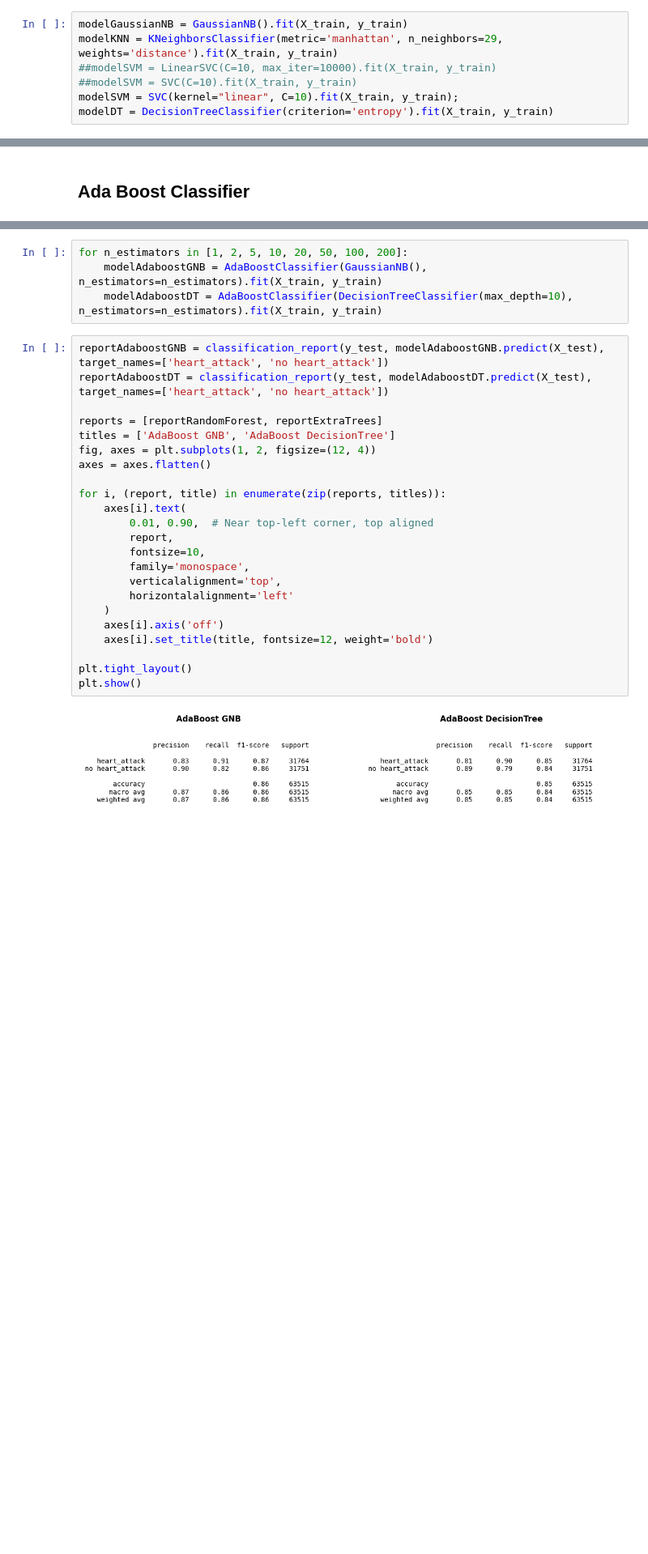
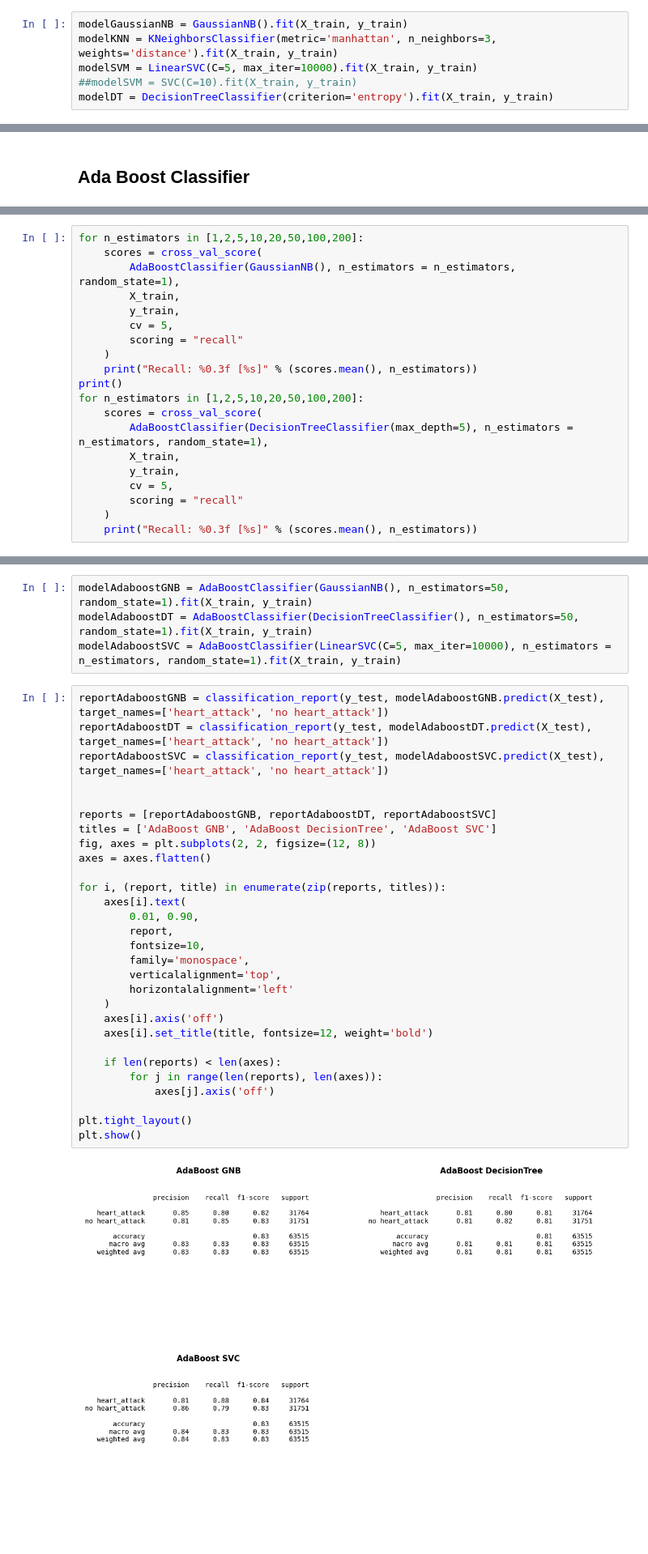
Before and after one commit to alexlafuente/heart_attack_prediction_md, a Jupyter notebook: meta_learning.ipynb, the cells around one changed output, grey strips where cells are left out. Shown at 81% size. Saved outputs shown, nothing was run; the diff lists cells and outputs as text; blank space fills up the shorter version.

Commit message:
added voting and ajusted Adaboost for meta-learning

```diff
--- a/meta_learning.ipynb
+++ b/meta_learning.ipynb
@@ -110,9 +109,8 @@ Accuracy: 0.833 [Majority Voting]
 # %%
 modelGaussianNB = GaussianNB().fit(X_train, y_train)
-modelKNN = KNeighborsClassifier(metric='manhattan', n_neighbors=29, weights='distance').fit(X_train, y_train)
-##modelSVM = LinearSVC(C=10, max_iter=10000).fit(X_train, y_train)
+modelKNN = KNeighborsClassifier(metric='manhattan', n_neighbors=3, weights='distance').fit(X_train, y_train)
+modelSVM = LinearSVC(C=5, max_iter=10000).fit(X_train, y_train)
 ##modelSVM = SVC(C=10).fit(X_train, y_train)
-modelSVM = SVC(kernel="linear", C=10).fit(X_train, y_train);
 modelDT = DecisionTreeClassifier(criterion='entropy').fit(X_train, y_train)
 # %%
 from sklearn.metrics import classification_report
@@ -633,0 +657,20 @@ Accuracy: 0.855 [nº estimators: 200]
+# %%
+for n_estimators in [1,2,5,10,20,50,100,200]:
+    scores = cross_val_score(
+        AdaBoostClassifier(GaussianNB(), n_estimators = n_estimators, random_state=1),
+        X_train,
+        y_train,
+        cv = 5,
+        scoring = "recall"
+    )
+    print("Recall: %0.3f [%s]" % (scores.mean(), n_estimators))
+print()
+for n_estimators in [1,2,5,10,20,50,100,200]:
+    scores = cross_val_score(
+        AdaBoostClassifier(DecisionTreeClassifier(max_depth=5), n_estimators = n_estimators, random_state=1),
+        X_train,
+        y_train,
+        cv = 5,
+        scoring = "recall"
+    )
+    print("Recall: %0.3f [%s]" % (scores.mean(), n_estimators))
@@ -634,29 +695,35 @@ Accuracy: 0.855 [nº estimators: 200]
 # %%
-for n_estimators in [1, 2, 5, 10, 20, 50, 100, 200]:
-    modelAdaboostGNB = AdaBoostClassifier(GaussianNB(), n_estimators=n_estimators).fit(X_train, y_train)
-    modelAdaboostDT = AdaBoostClassifier(DecisionTreeClassifier(max_depth=10), n_estimators=n_estimators).fit(X_train, y_train)
+modelAdaboostGNB = AdaBoostClassifier(GaussianNB(), n_estimators=50, random_state=1).fit(X_train, y_train)
+modelAdaboostDT = AdaBoostClassifier(DecisionTreeClassifier(), n_estimators=50, random_state=1).fit(X_train, y_train)
+modelAdaboostSVC = AdaBoostClassifier(LinearSVC(C=5, max_iter=10000), n_estimators = n_estimators, random_state=1).fit(X_train, y_train)
 # %%
 reportAdaboostGNB = classification_report(y_test, modelAdaboostGNB.predict(X_test), target_names=['heart_attack', 'no heart_attack'])
 reportAdaboostDT = classification_report(y_test, modelAdaboostDT.predict(X_test), target_names=['heart_attack', 'no heart_attack'])
+reportAdaboostSVC = classification_report(y_test, modelAdaboostSVC.predict(X_test), target_names=['heart_attack', 'no heart_attack'])
 
-reports = [reportRandomForest, reportExtraTrees]
-titles = ['AdaBoost GNB', 'AdaBoost DecisionTree']
-fig, axes = plt.subplots(1, 2, figsize=(12, 4))
+
+reports = [reportAdaboostGNB, reportAdaboostDT, reportAdaboostSVC]
+titles = ['AdaBoost GNB', 'AdaBoost DecisionTree', 'AdaBoost SVC']
+fig, axes = plt.subplots(2, 2, figsize=(12, 8))
 axes = axes.flatten()
 
 for i, (report, title) in enumerate(zip(reports, titles)):
     axes[i].text(
-        0.01, 0.90,  # Near top-left corner, top aligned
+        0.01, 0.90,
         report,
         fontsize=10,
         family='monospace',
         verticalalignment='top',
         horizontalalignment='left'
     )
     axes[i].axis('off')
     axes[i].set_title(title, fontsize=12, weight='bold')
 
+    if len(reports) < len(axes):
+        for j in range(len(reports), len(axes)):
+            axes[j].axis('off')
+
 plt.tight_layout()
 plt.show()
 # %% [output]
-[figure, old version]
+[figure, new version]
```
Also changed, not shown: parts of 11 cells of this notebook.
